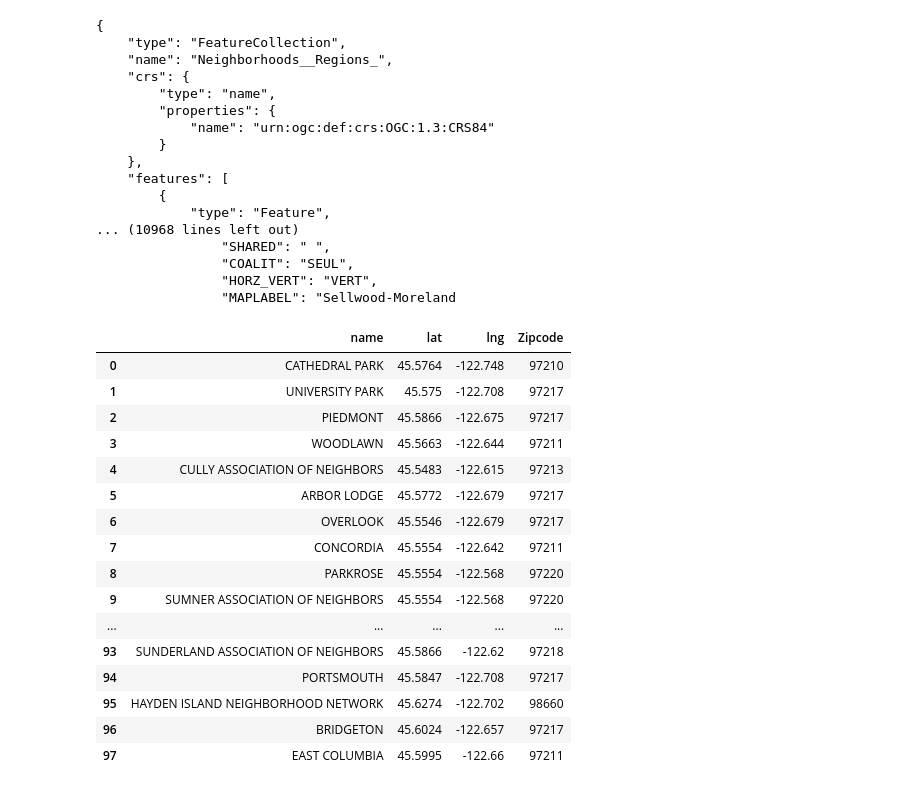
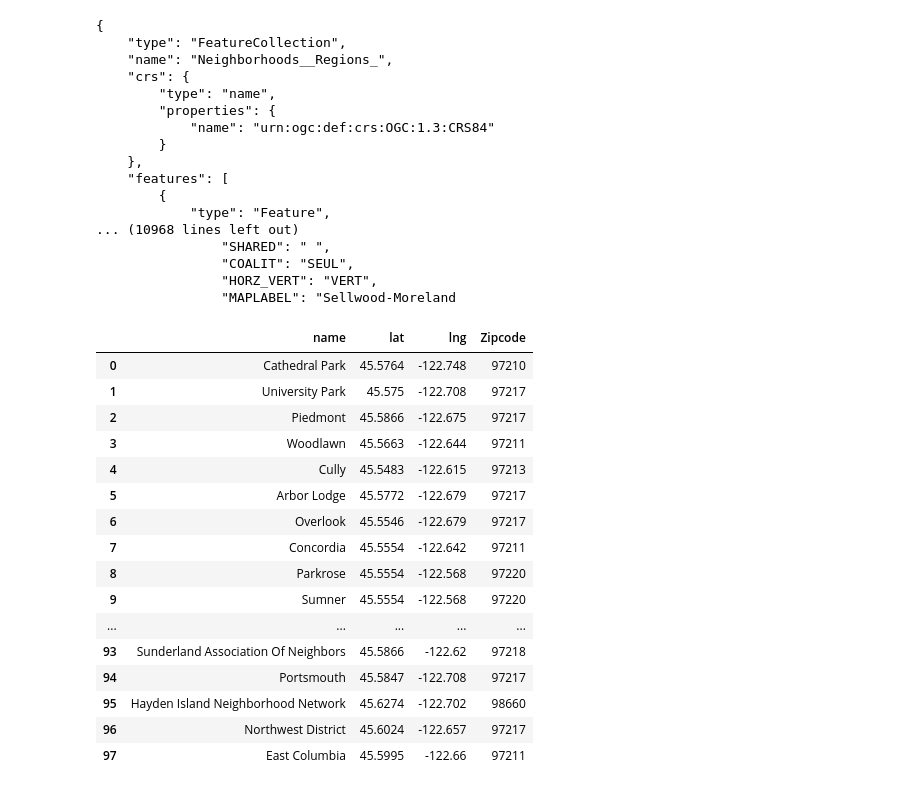
Before and after one commit to troypramsey/WalkabilityRaceIncome_InPortland_2012-2018, a Jupyter notebook: Neighborhoods_Zipcodes.ipynb, the cells around one changed output. Saved outputs shown, nothing was run; the diff lists cells and outputs as text; code cells hidden in the pictures.

```diff
--- a/OSM Test.ipynb
+++ b/Neighborhoods_Zipcodes.ipynb
@@ -94,20 +81,41 @@ query_df = query_df.loc[query_df['name'] != 'CRESTWOOD', :]
-# %%
-query_df
-# %% [output]
-|  | name | lat | lng | Zipcode |
-| 0 | CATHEDRAL PARK | 45.5764 | -122.748 | 97210 |
-| 1 | UNIVERSITY PARK | 45.575 | -122.708 | 97217 |
-| 2 | PIEDMONT | 45.5866 | -122.675 | 97217 |
-| 3 | WOODLAWN | 45.5663 | -122.644 | 97211 |
-| 4 | CULLY ASSOCIATION OF NEIGHBORS | 45.5483 | -122.615 | 97213 |
-| 5 | ARBOR LODGE | 45.5772 | -122.679 | 97217 |
-| 6 | OVERLOOK | 45.5546 | -122.679 | 97217 |
-| 7 | CONCORDIA | 45.5554 | -122.642 | 97211 |
-| 8 | PARKROSE | 45.5554 | -122.568 | 97220 |
-| 9 | SUMNER ASSOCIATION OF NEIGHBORS | 45.5554 | -122.568 | 97220 |
-| ... | ... | ... | ... | ... |
-| 93 | SUNDERLAND ASSOCIATION OF NEIGHBORS | 45.5866 | -122.62 | 97218 |
-| 94 | PORTSMOUTH | 45.5847 | -122.708 | 97217 |
-| 95 | HAYDEN ISLAND NEIGHBORHOOD NETWORK | 45.6274 | -122.702 | 98660 |
-| 96 | BRIDGETON | 45.6024 | -122.657 | 97217 |
-| 97 | EAST COLUMBIA | 45.5995 | -122.66 | 97211 |
+# %%
+query_df['Zipcode'] = zipcodes
+query_df = query_df.loc[query_df['Zipcode'] != 'Multnomah County', :]
+query_df['name'] = [i.title() for i in query_df['name']]
+# %%
+query_df.iloc[4,0] = 'Cully'
+query_df.iloc[9,0] = 'Sumner'
+query_df.iloc[15,0] = 'Parkrose'
+query_df.iloc[24,0] = 'Old Town Chinatown'
+query_df.iloc[26,0] = 'Buckman'
+query_df.iloc[33,0] = 'Brooklyn'
+query_df.iloc[38,0] = 'Sellwood-Moreland'
+query_df.iloc[56,0] = 'Southwest Hills'
+query_df.iloc[64,0] = 'Centennial'
+query_df.iloc[69,0] = 'Wilkes'
+query_df.iloc[76,0] = 'Irvington'
+query_df.iloc[77,0] = 'Sabin'
+query_df.iloc[82,0] = 'Lloyd District'
+query_df.iloc[83,0] = 'Goose Hollow'
+query_df.iloc[86,0] = 'Hosford-Abernathy'
+query_df.iloc[90,0] = 'Northwest District'
+
+query_df
+# %% [output]
+|  | name | lat | lng | Zipcode |
+| 0 | Cathedral Park | 45.5764 | -122.748 | 97210 |
+| 1 | University Park | 45.575 | -122.708 | 97217 |
+| 2 | Piedmont | 45.5866 | -122.675 | 97217 |
+| 3 | Woodlawn | 45.5663 | -122.644 | 97211 |
+| 4 | Cully | 45.5483 | -122.615 | 97213 |
+| 5 | Arbor Lodge | 45.5772 | -122.679 | 97217 |
+| 6 | Overlook | 45.5546 | -122.679 | 97217 |
+| 7 | Concordia | 45.5554 | -122.642 | 97211 |
+| 8 | Parkrose | 45.5554 | -122.568 | 97220 |
+| 9 | Sumner | 45.5554 | -122.568 | 97220 |
+| ... | ... | ... | ... | ... |
+| 93 | Sunderland Association Of Neighbors | 45.5866 | -122.62 | 97218 |
+| 94 | Portsmouth | 45.5847 | -122.708 | 97217 |
+| 95 | Hayden Island Neighborhood Network | 45.6274 | -122.702 | 98660 |
+| 96 | Northwest District | 45.6024 | -122.657 | 97217 |
+| 97 | East Columbia | 45.5995 | -122.66 | 97211 |
```
Also changed, not shown: parts of 15 cells of this notebook, 2 other files.
